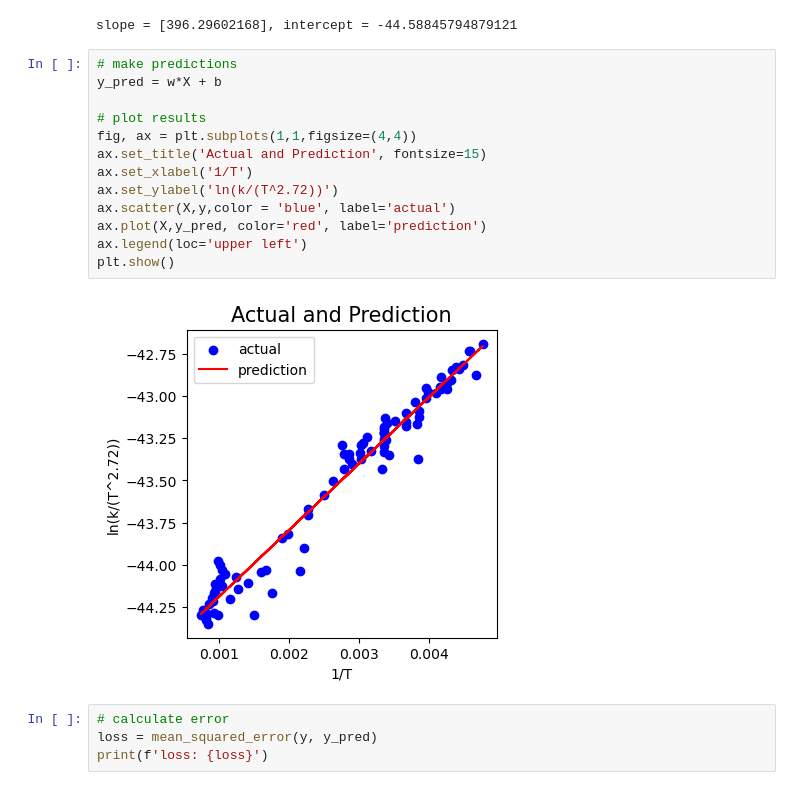
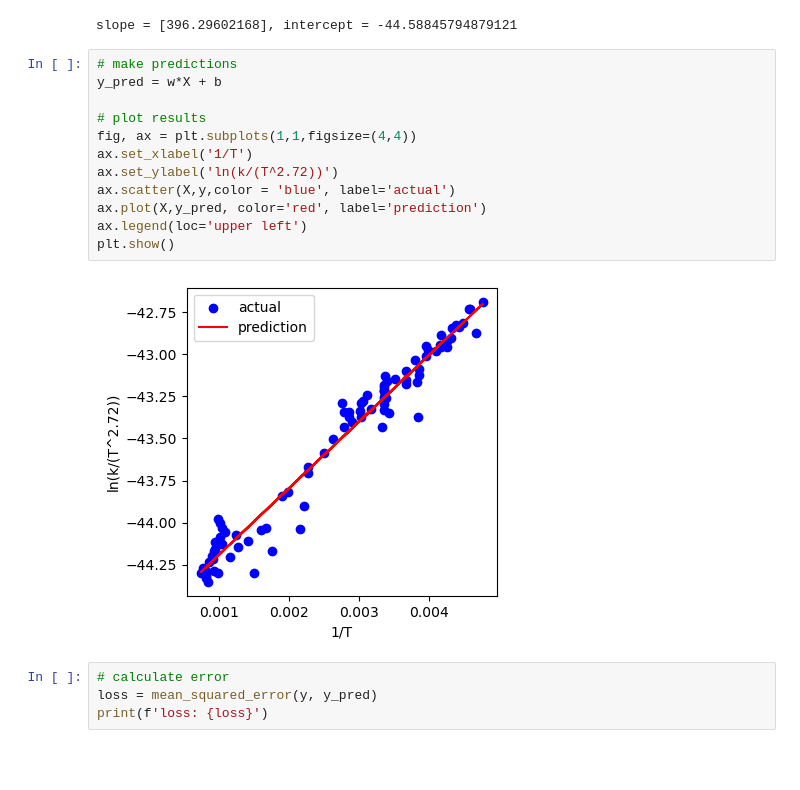
Before and after one commit to mjmortega/OH-methanol_LinearReg, a Jupyter notebook: OH-methanol_LinearReg/OH-methanol_LinearReg.ipynb, the cells around one changed output. Cells and saved outputs as stored; diff of their text form; blank space fills up the shorter version.

```diff
--- a/OH-methanol_LinearReg/OH-methanol_LinearReg.ipynb
+++ b/OH-methanol_LinearReg/OH-methanol_LinearReg.ipynb
@@ -65,18 +64,17 @@ slope = [396.29602168], intercept = -44.58845794879121
 # %%
 # make predictions
 y_pred = w*X + b
 
 # plot results
 fig, ax = plt.subplots(1,1,figsize=(4,4))
-ax.set_title('Actual and Prediction', fontsize=15)
 ax.set_xlabel('1/T')
 ax.set_ylabel('ln(k/(T^2.72))')
 ax.scatter(X,y,color = 'blue', label='actual')
 ax.plot(X,y_pred, color='red', label='prediction')
 ax.legend(loc='upper left')
 plt.show()
 # %% [output]
-[figure, old version]
+[figure, new version]
 # %%
 # calculate error
 loss = mean_squared_error(y, y_pred)
```
Also changed, not shown: parts of 1 cell of this notebook.
